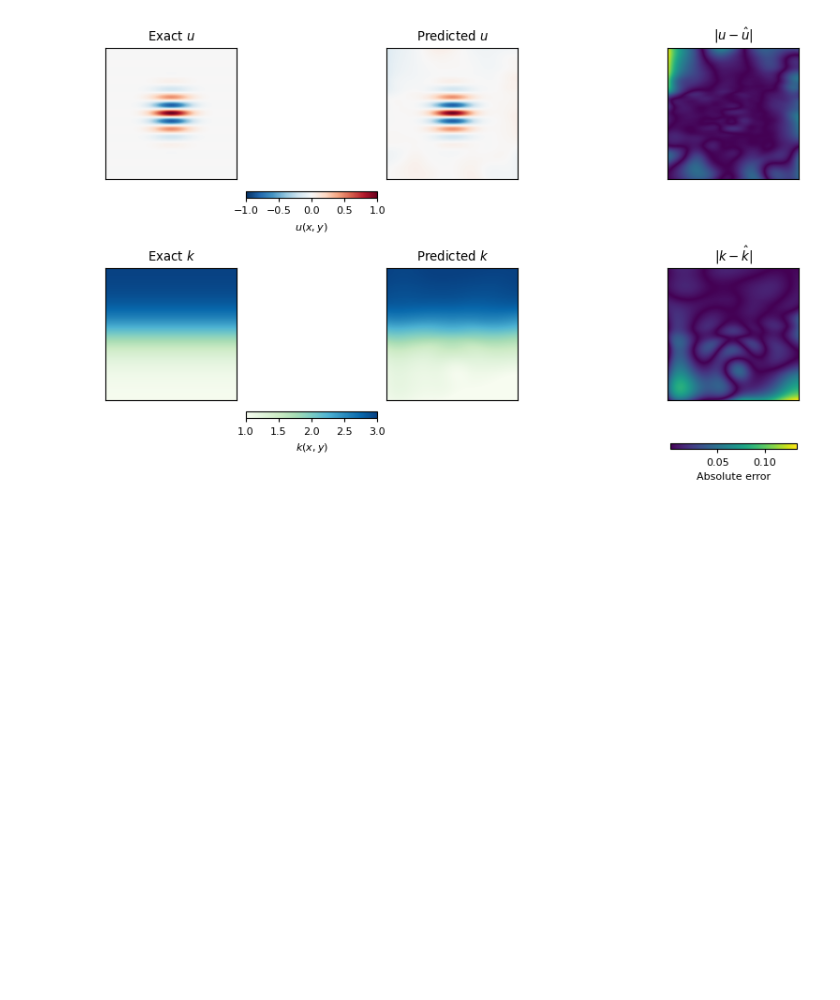
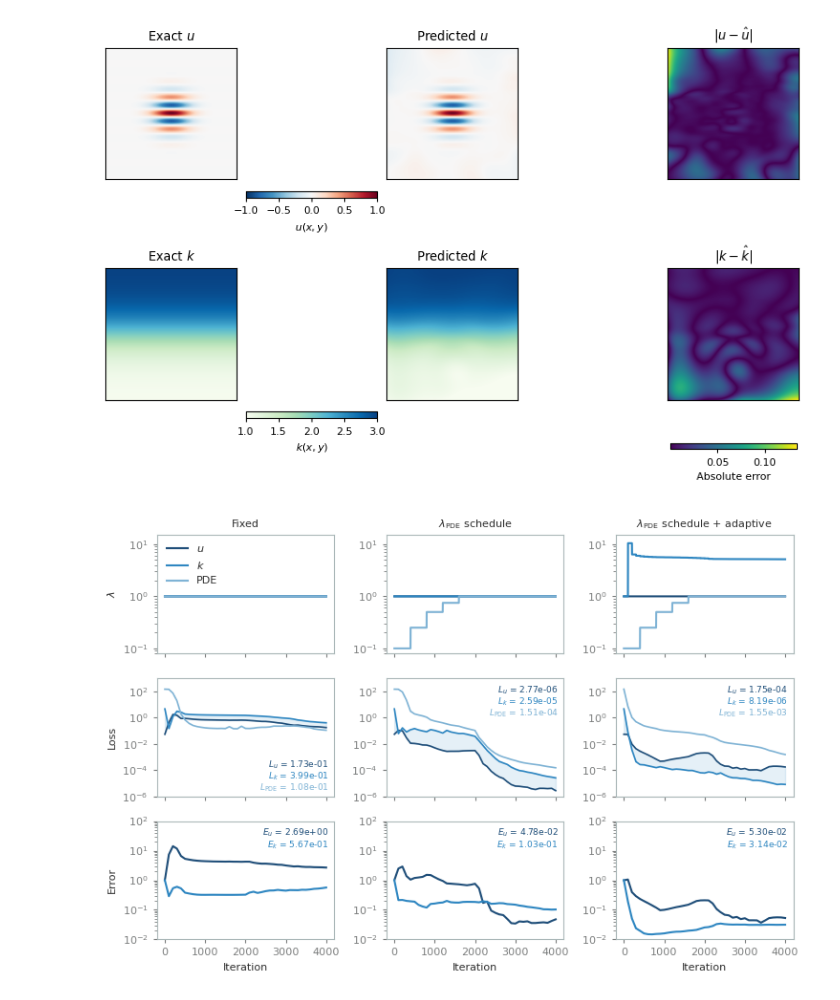
Before and after one commit to oscar-rincon/unbounded-domains, a Jupyter notebook: main/02_MLP_KAN_approximation/03_PIKAN_infinite.ipynb, the cells around one changed output. Cells and saved outputs as stored; diff of their text form; code cells hidden in the pictures; blank space fills up the shorter version.

```diff
--- a/main/02_MLP_KAN_approximation/03_PIKAN_infinite.ipynb
+++ b/main/02_MLP_KAN_approximation/03_PIKAN_infinite.ipynb
@@ -114,9 +115,24 @@ Relative L2 error (k): 1.987e-02
 # %%
 with open("results/2026-08-24_22-33-54_fixed_nosched_no_reg/history.pkl", "rb") as f:
      history_fixed_nosched_no_reg = pickle.load(f)
 
 with open("results/2026-08-24_22-52-32_fixed_sched_no_reg/history.pkl", "rb") as f:
      history_fixed_sched_no_reg = pickle.load(f)
 
 with open("results/2026-08-26_14-39-22_adaptive_sched_no_reg/history.pkl", "rb") as f:
     history_adaptive_sched_no_reg = pickle.load(f)
+
+plot_histories_comparison(
+    [
+        history_fixed_nosched_no_reg,
+        history_fixed_sched_no_reg,
+        history_adaptive_sched_no_reg,
+    ],
+    titles=[
+        "Fixed",
+        r"$\lambda_{\mathrm{PDE}}$ schedule",
+        r"$\lambda_{\mathrm{PDE}}$ schedule + adaptive",
+    ]
+)
+# %% [output]
+[figure, added]
```
Also changed, not shown: parts of 3 cells of this notebook, 3 other files.
